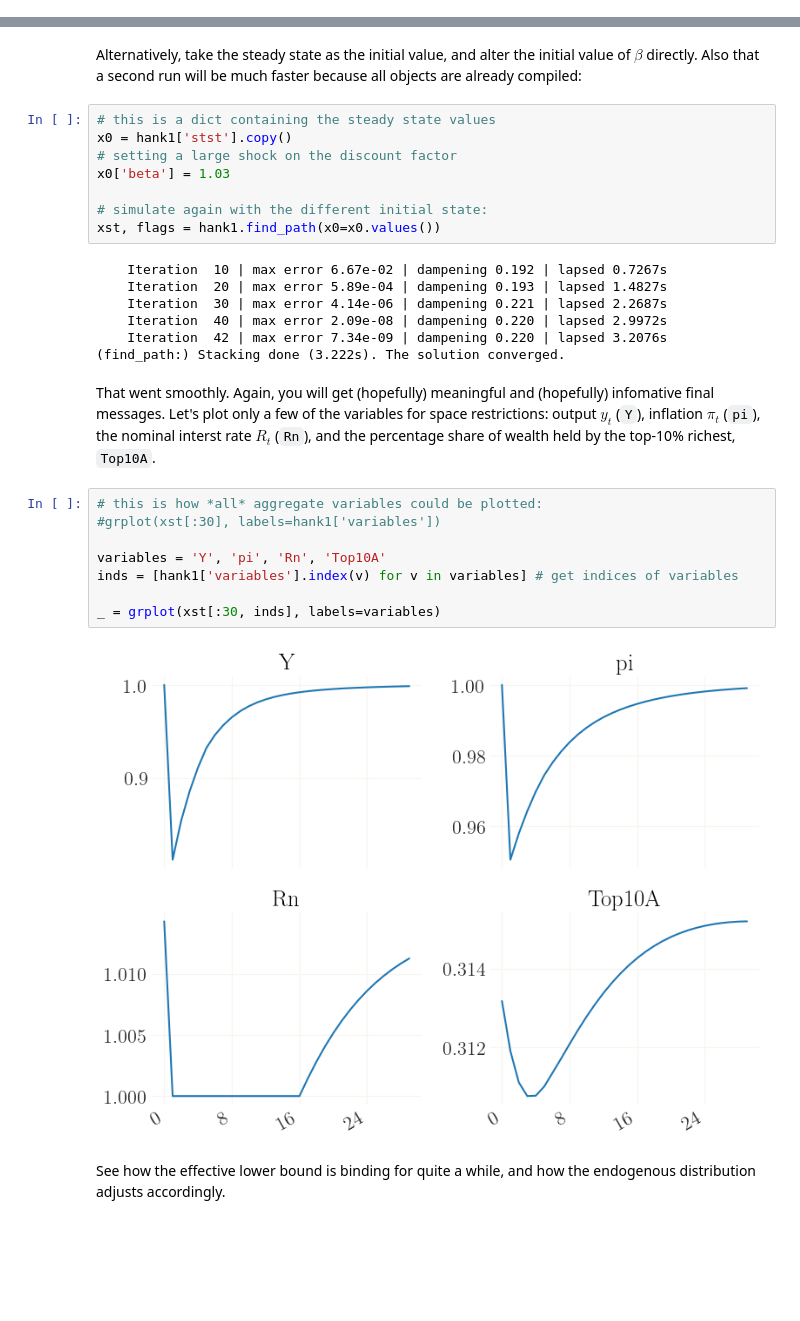
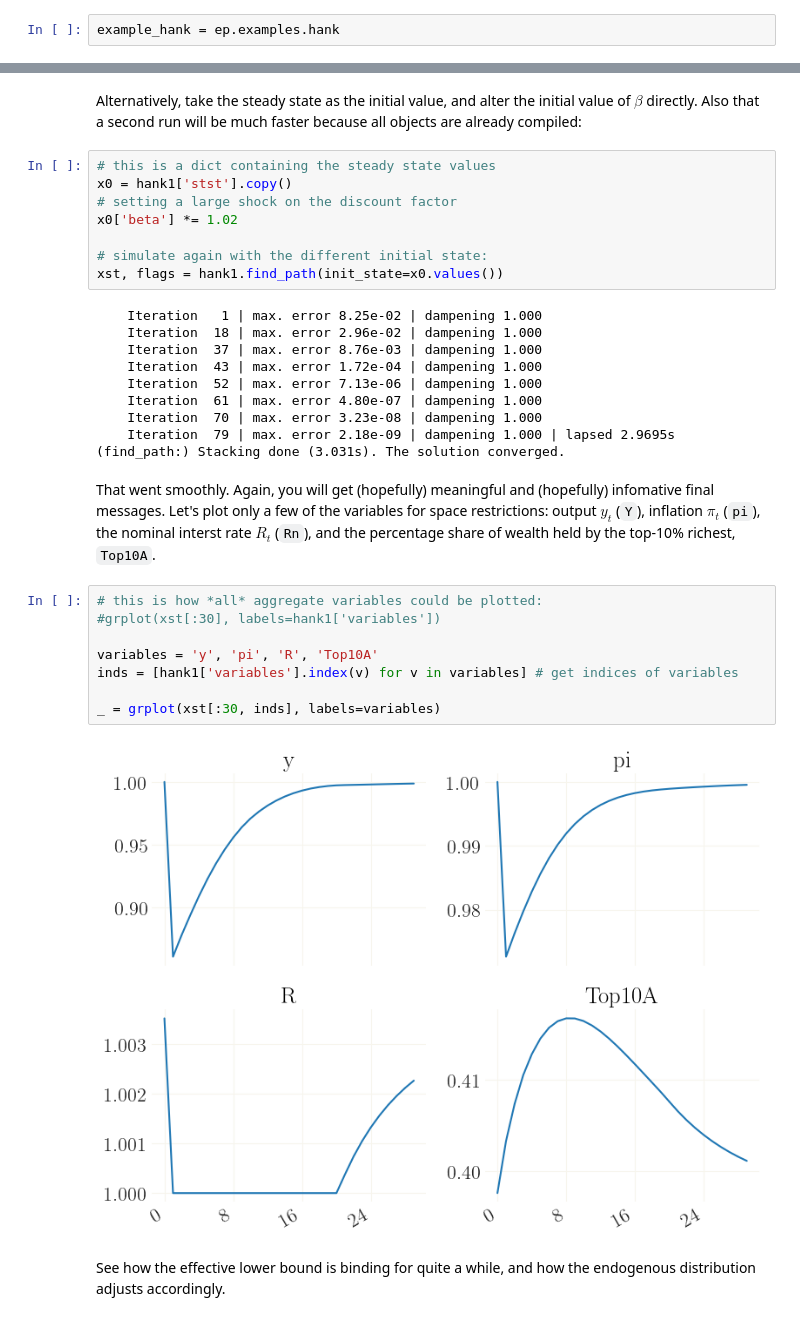
Before and after one commit to gboehl/econpizza, a Jupyter notebook: docs/tutorial.ipynb, the cells around one changed output, grey strips where cells are left out. Drawn from its saved outputs; the diff is of its cells as text; blank space fills up the shorter version.

```diff
--- a/docs/tutorial.ipynb
+++ b/docs/tutorial.ipynb
@@ -60,3 +58,5 @@ from econpizza import example_hank
+# %%
+example_hank = ep.examples.hank
 # %% [markdown]
 `example_hank` is nothing else than the path to the yaml file we discussed before:
 # %%
@@ -186,29 +187,32 @@ Alternatively, take the steady state as the initial value, and alter the initial
 # this is a dict containing the steady state values
 x0 = hank1['stst'].copy()
 # setting a large shock on the discount factor
-x0['beta'] = 1.03
+x0['beta'] *= 1.02
 
 # simulate again with the different initial state:
-xst, flags = hank1.find_path(x0=x0.values())
+xst, flags = hank1.find_path(init_state=x0.values())
 # %% [output]
-    Iteration  10 | max error 6.67e-02 | dampening 0.192 | lapsed 0.7267s
-    Iteration  20 | max error 5.89e-04 | dampening 0.193 | lapsed 1.4827s
-    Iteration  30 | max error 4.14e-06 | dampening 0.221 | lapsed 2.2687s
-    Iteration  40 | max error 2.09e-08 | dampening 0.220 | lapsed 2.9972s
-    Iteration  42 | max error 7.34e-09 | dampening 0.220 | lapsed 3.2076s
-(find_path:) Stacking done (3.222s). The solution converged.
+    Iteration   1 | max. error 8.25e-02 | dampening 1.000
+    Iteration  18 | max. error 2.96e-02 | dampening 1.000
+    Iteration  37 | max. error 8.76e-03 | dampening 1.000
+    Iteration  43 | max. error 1.72e-04 | dampening 1.000
+    Iteration  52 | max. error 7.13e-06 | dampening 1.000
+    Iteration  61 | max. error 4.80e-07 | dampening 1.000
+    Iteration  70 | max. error 3.23e-08 | dampening 1.000
+    Iteration  79 | max. error 2.18e-09 | dampening 1.000 | lapsed 2.9695s
+(find_path:) Stacking done (3.031s). The solution converged.
 # %% [markdown]
 That went smoothly. Again, you will get (hopefully) meaningful and (hopefully) infomative final messages. Let's plot only a few of the variables for space restrictions: output $y_t$ (`Y`), inflation $\pi_t$ (`pi`), the nominal interst rate $R_t$ (`Rn`), and the percentage share of wealth held by the top-10% richest, `Top10A`.
 # %%
 # this is how *all* aggregate variables could be plotted:
 #grplot(xst[:30], labels=hank1['variables'])
 
-variables = 'Y', 'pi', 'Rn', 'Top10A'
+variables = 'y', 'pi', 'R', 'Top10A'
 inds = [hank1['variables'].index(v) for v in variables] # get indices of variables
 
 _ = grplot(xst[:30, inds], labels=variables)
 # %% [output]
-[figure, old version]
+[figure, new version]
 # %% [markdown]
 See how the effective lower bound is binding for quite a while, and how the endogenous distribution adjusts accordingly.
 # %% [markdown]
```
Also changed, not shown: parts of 18 cells of this notebook, 2 other files.
